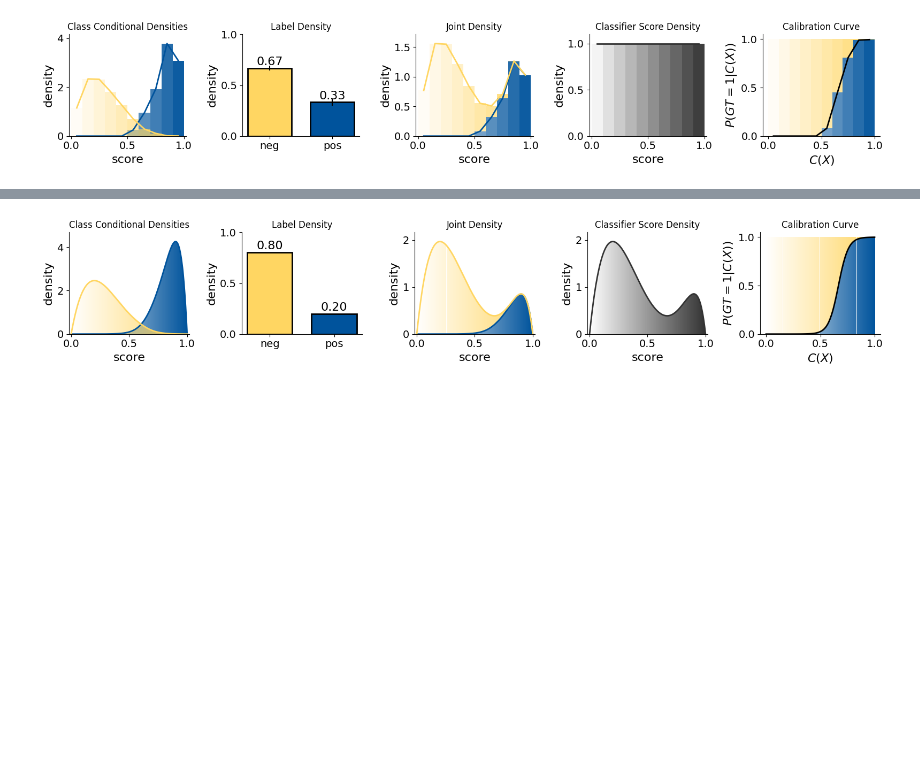
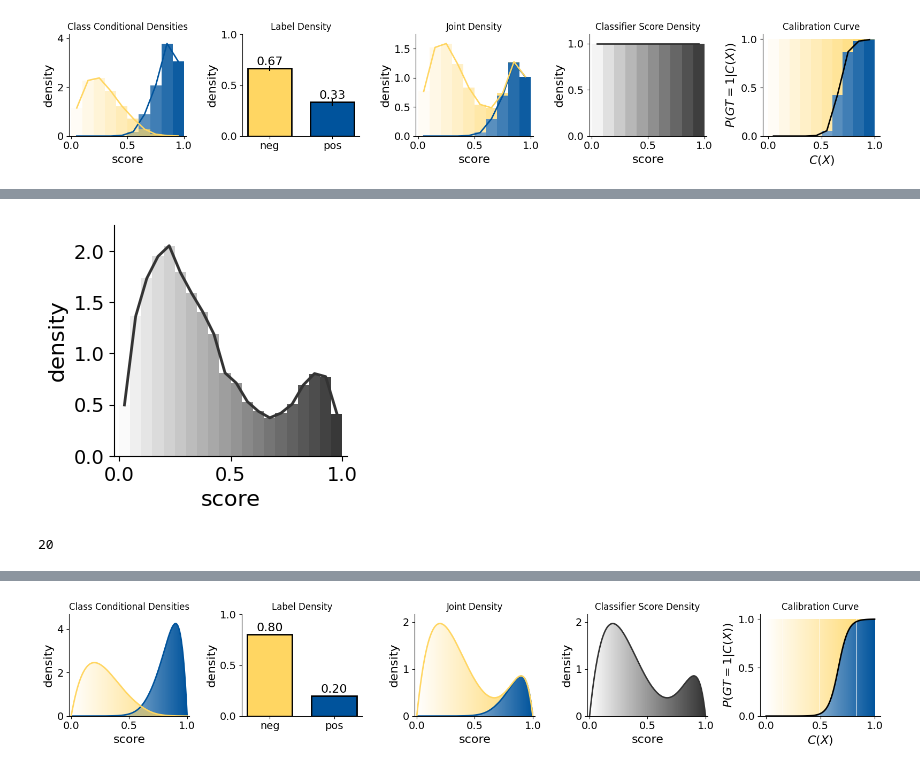
Before and after one commit to avalanchesiqi/pyquantifier, a Jupyter notebook: examples/tutorial.ipynb, the cells around one changed output, grey strips where cells are left out. Cells and saved outputs as stored; diff of their text form; code cells hidden in the pictures; blank space fills up the shorter version.

```diff
--- a/examples/tutorial.ipynb
+++ b/examples/tutorial.ipynb
@@ -227,0 +216,10 @@ uniform_selected_dataset.profile_dataset(num_bin=10, selection_weights=uniform_s
+# %%
+original_classifier_score_density = dataset.infer_classifier_score_distribution(num_bin=20)
+# %%
+original_classifier_score_density.plot()
+# %% [output]
+[figure, added]
+# %%
+original_classifier_score_density.num_bin
+# %% [output]
+20
```
Also changed, not shown: parts of 22 cells of this notebook, 5 other files.
